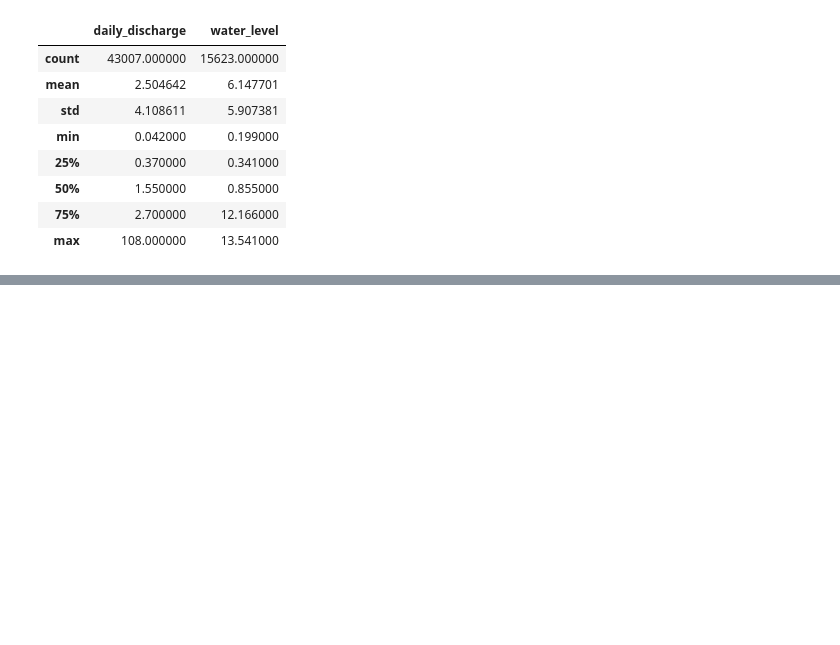
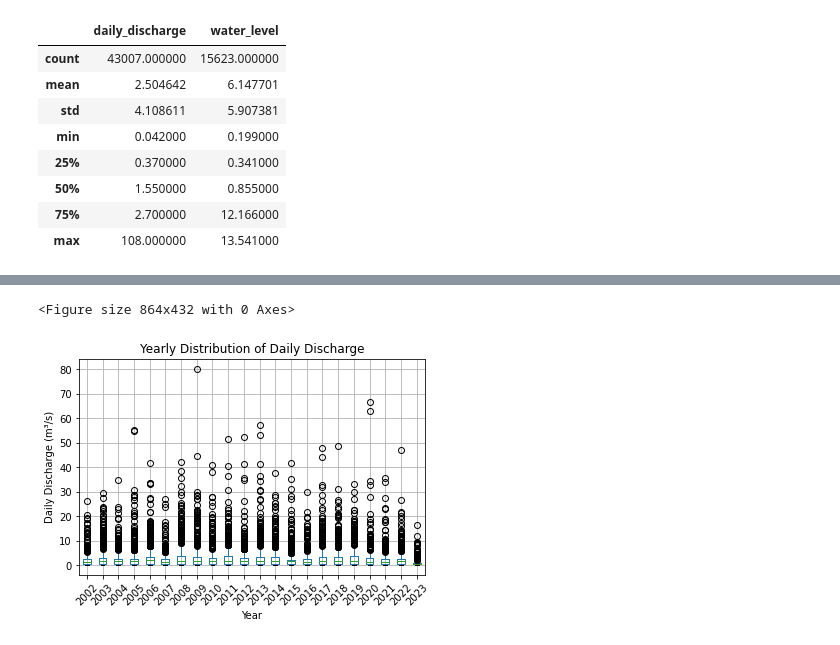
Before and after one commit to Lyimo-The-Destroyer/Papas-Piazzeria, a Jupyter notebook: Code Material/Flow data analysis.ipynb, the cells around one changed output, grey strips where cells are left out. Saved outputs shown, nothing was run; the diff lists cells and outputs as text; code cells hidden in the pictures; blank space fills up the shorter version.

```diff
--- a/Code Material/Flow data analysis.ipynb
+++ b/Code Material/Flow data analysis.ipynb
@@ -177,0 +195,17 @@ plt.show()
+# %%
+# Extract year for grouping
+flow_data_merged["Year"] = flow_data_merged["Date"].dt.year
+
+# Boxplot by year
+plt.figure(figsize=(12, 6))
+flow_data_merged.boxplot(column="daily_discharge", by="Year", grid=False)
+plt.title("Yearly Distribution of Daily Discharge")
+plt.suptitle("")
+plt.xlabel("Year")
+plt.ylabel("Daily Discharge (m³/s)")
+plt.xticks(rotation=45)
+plt.grid(True)
+plt.show()
+# %% [output]
+<Figure size 864x432 with 0 Axes>
+[figure, added]
```
Also changed, not shown: parts of 13 cells of this notebook.
